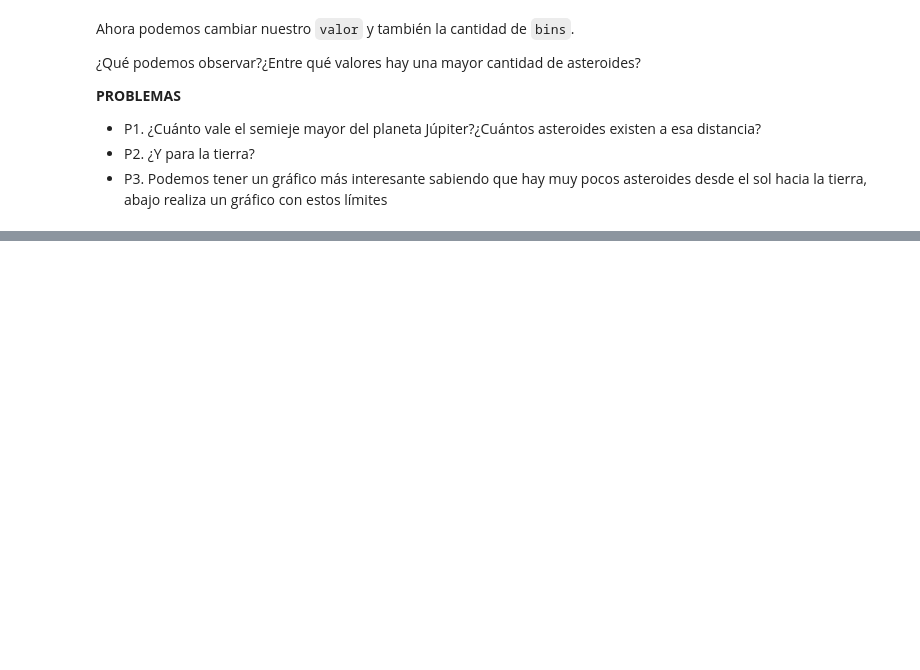
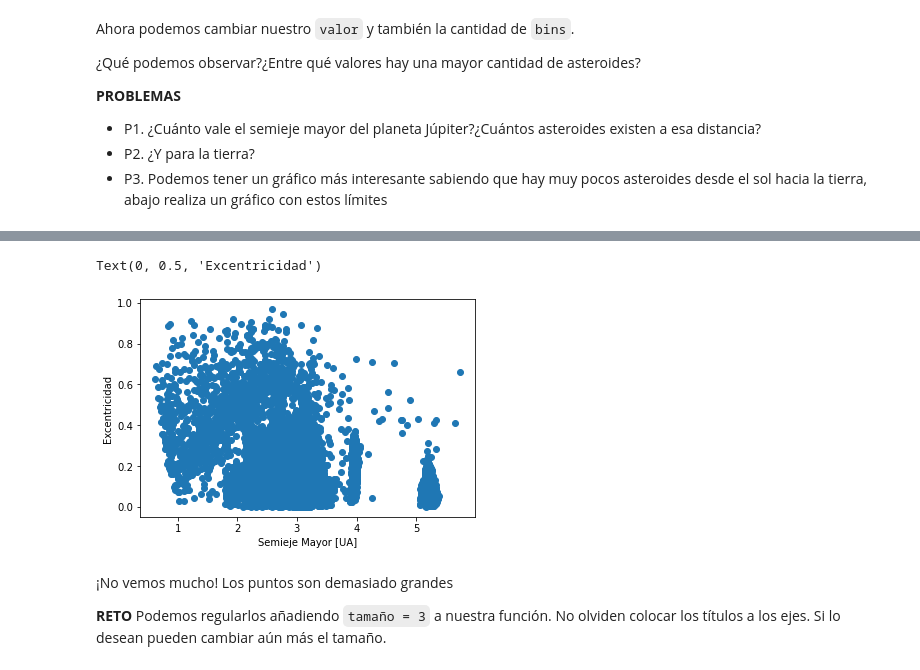
Before and after one commit to LudCano/ClaseAsteroides, a Jupyter notebook: Taller 1.ipynb, the cells around one changed output, grey strips where cells are left out. Drawn from its saved outputs; the diff is of its cells as text; code cells hidden in the pictures; blank space fills up the shorter version.

```diff
--- a/Taller 1.ipynb
+++ b/Taller 1.ipynb
@@ -193,0 +310,14 @@ Ahora podemos cambiar nuestro `valor` y también la cantidad de `bins`.
+# %%
+valor = 6      #límite para los semieje mayor
+semieje = data[data["a"]<valor]["a"]
+excentricidad = data[data["a"]<valor]["e"]
+dispersion(datosx = semieje, datosy = excentricidad)
+plt.xlabel("Semieje Mayor [UA]")
+plt.ylabel("Excentricidad")
+# %% [output]
+Text(0, 0.5, 'Excentricidad')
+[figure, added]
+# %% [markdown]
+¡No vemos mucho! Los puntos son demasiado grandes
+
+**RETO** Podemos regularlos añadiendo `tamaño = 3` a nuestra función. No olviden colocar los títulos a los ejes. Si lo desean pueden cambiar aún más el tamaño.
```
Also changed, not shown: parts of 39 cells of this notebook, 1 other file.
